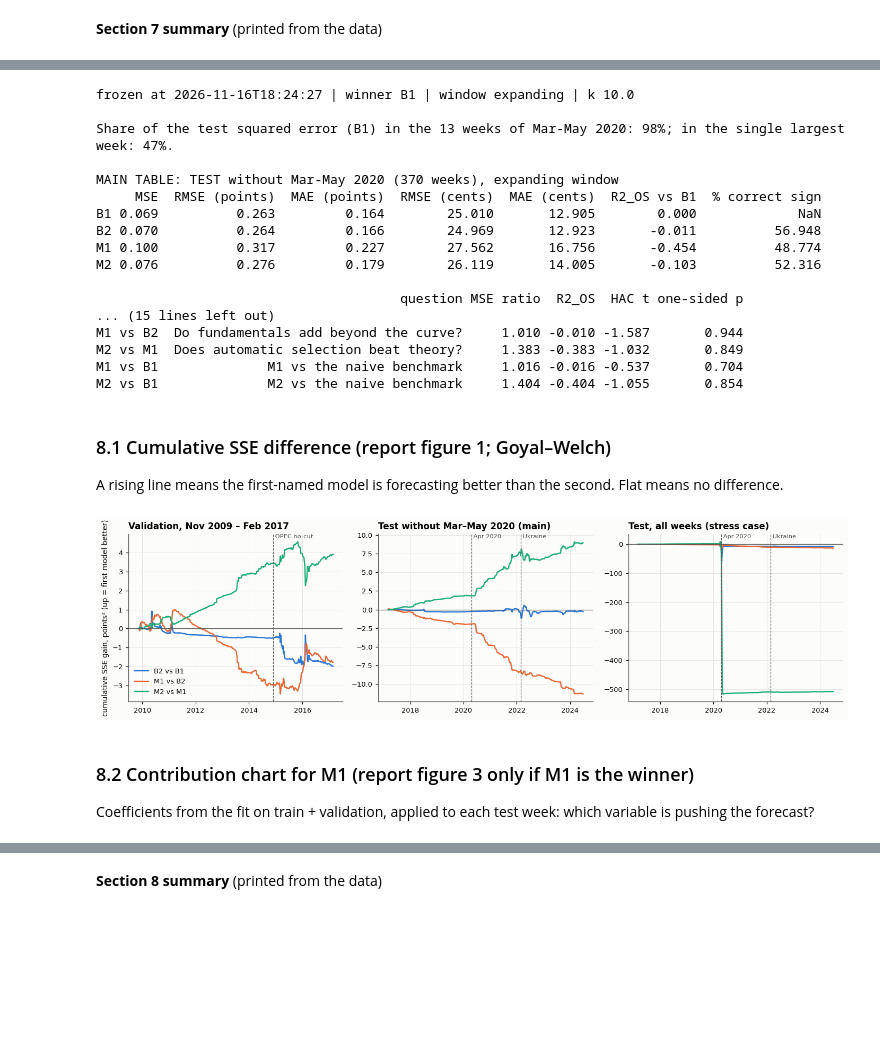
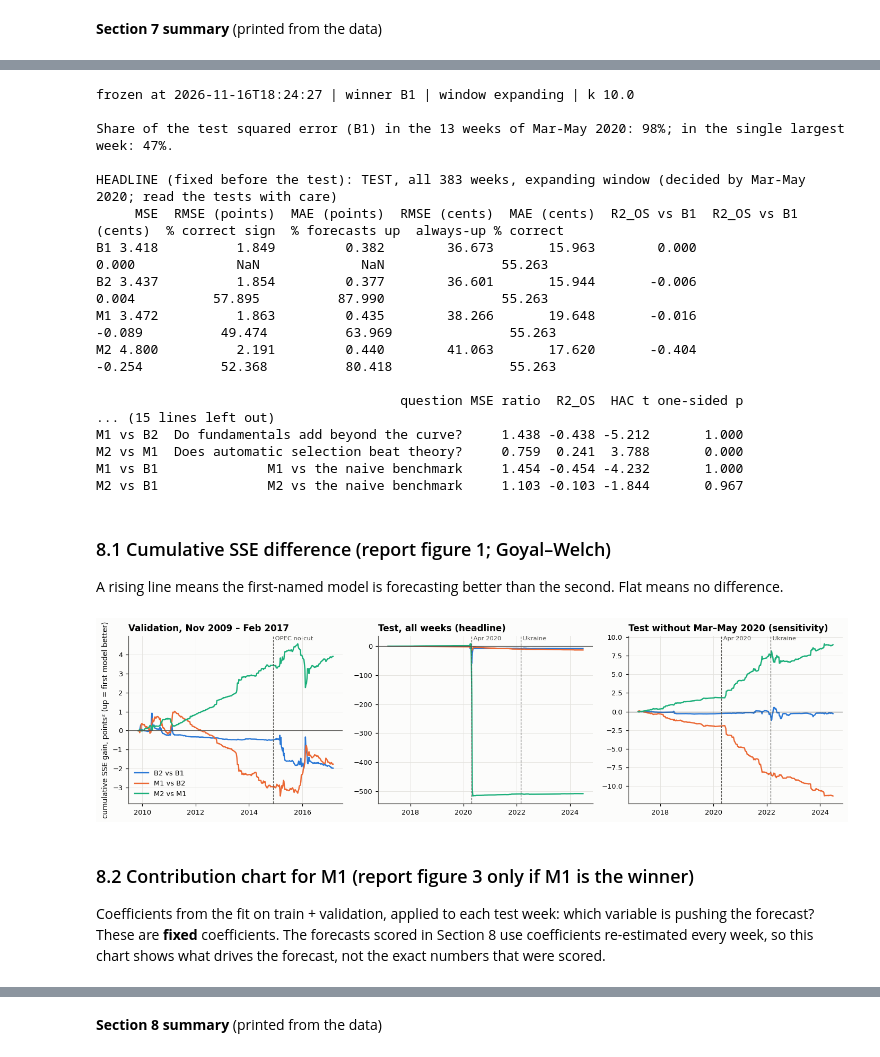
Before and after one commit to Adkid-Zephyr/fe-oil-group-work, a Jupyter notebook: coursework/oil-forecasting.ipynb, the cells around one changed output, grey strips where cells are left out. Saved outputs shown, nothing was run; the diff lists cells and outputs as text; code cells hidden in the pictures; blank space fills up the shorter version.

```diff
--- a/coursework/oil-forecasting.ipynb
+++ b/coursework/oil-forecasting.ipynb
@@ -379,7 +413,7 @@ ax.bar(xx - w / 2, wk.y_raw, w, color=C["orange"], label="raw Friday-to-Friday c
 ax.bar(xx + w / 2, wk.y, w, color=C["blue"], label="roll-adjusted change (what a position earns)")
 ax.set_xticks(xx); ax.set_xticklabels([t.strftime("%d %b") for t in wk.index], rotation=45, ha="right")
 ax.axhline(0, color=C["mute"], lw=0.8); ax.grid(axis="x", visible=False)
-ax.set_title("Weekly change in carry, by week ending"); ax.set_ylabel("points"); ax.legend(loc="upper right")
+ax.set_title("Weekly change in carry, by week ending"); ax.set_ylabel("points"); ax.legend(loc="upper center", bbox_to_anchor=(0.5, -0.30), ncol=1)
 savefig("02_roll_artefact_dec2008")
 # %% [output]
 Date   2008-12-16  2008-12-17  2008-12-18  2008-12-19  2008-12-22
@@ -1268,6 +1343,7 @@ def metrics(F, mask=None):
     if mask is not None:
         F, d = F[mask.values], d[mask.values]
     act_c = 100 * d.y_usd                                 # what the spread earned, cents/bbl
+    up_base = 100 * (d.y[d.y != 0] > 0).mean()            # score of always guessing "up"
     rows = {}
     for m in F.columns:
         e = d.y - F[m]; ec = act_c - F[m] * d.CL1         # forecast in cents = points x CL1
@@ -1275,12 +1351,16 @@ def metrics(F, mask=None):
         rows[m] = {"MSE": (e ** 2).mean(), "RMSE (points)": np.sqrt((e ** 2).mean()), "MAE (points)": e.abs().mean(),
                    "RMSE (cents)": np.sqrt((ec ** 2).mean()), "MAE (cents)": ec.abs().mean(),
                    "R2_OS vs B1": 1 - (e ** 2).sum() / (d.y ** 2).sum(),
-                   "% correct sign": 100 * (np.sign(F[m][nz]) == np.sign(d.y[nz])).mean() if nz.any() else np.nan}
+                   "R2_OS vs B1 (cents)": 1 - (ec ** 2).sum() / (act_c ** 2).sum(),      # same forecasts, scored in cents
+                   "% correct sign": 100 * (np.sign(F[m][nz]) == np.sign(d.y[nz])).mean() if nz.any() else np.nan,
+                   "% forecasts up": 100 * (F[m] > 0).mean() if (F[m] != 0).any() else np.nan,
+                   "always-up % correct": up_base}
     return pd.DataFrame(rows).T
 
 
 def compare(F, mask=None):
-    """Loss differential d = e2_bench - e2_model regressed on a constant with Newey-West errors; one-sided test that the model is better."""
+    """Loss differential d = e2_bench - e2_model regressed on a constant with Newey-West errors; one-sided test that the model is better.
+    This is the plain test on the error difference; it is conservative for nested models."""
     d = DF.loc[F.index]
     if mask is not None:
         F, d = F[mask.values], d[mask.values]
@@ -1543,62 +1642,65 @@ F_TEST.to_csv(f"{OUT}/forecasts_test.csv")
 NO20 = (DF.loc[F_TEST.index, "ev_2020"] == 0)
 
 M_TEST = save_table(metrics(F_TEST), "t8_test_metrics"); C_TEST = save_table(compare(F_TEST), "t8_test_comparisons")
-M_TEST_X = save_table(metrics(F_TEST, NO20), "t8_test_metrics_ex2020"); C_TEST_X = compare(F_TEST, NO20)
+M_TEST_X = save_table(metrics(F_TEST, NO20), "t8_test_metrics_ex2020"); C_TEST_X = save_table(compare(F_TEST, NO20), "t8_test_comparisons_ex2020")
 y2 = DF.loc[F_TEST.index, "y"] ** 2
 SHARE20, SHARE_TOP = 100 * y2[~NO20.values].sum() / y2.sum(), 100 * y2.max() / y2.sum()
 print(f"\nShare of the test squared error (B1) in the {int((~NO20).sum())} weeks of Mar-May 2020: {SHARE20:.0f}%; in the single largest week: {SHARE_TOP:.0f}%.")
-print(f"\nMAIN TABLE: TEST without Mar-May 2020 ({int(NO20.sum())} weeks), {FZ['window']} window"); print(M_TEST_X.to_string(float_format=lambda v: f"{v:.3f}"))
+print(f"\nHEADLINE (fixed before the test): TEST, all 383 weeks, {FZ['window']} window (decided by Mar-May 2020; read the tests with care)")
+print(M_TEST.to_string(float_format=lambda v: f"{v:.3f}"))
+print(); print(C_TEST.to_string(float_format=lambda v: f"{v:.3f}"))
+print(f"\nSENSITIVITY (post-test): TEST without Mar-May 2020 ({int(NO20.sum())} weeks)"); print(M_TEST_X.to_string(float_format=lambda v: f"{v:.3f}"))
 print(); print(C_TEST_X.to_string(float_format=lambda v: f"{v:.3f}"))
-print(f"\nSTRESS CASE: TEST, all 383 weeks (decided by Mar-May 2020; read the tests with care)"); print(M_TEST.to_string(float_format=lambda v: f"{v:.3f}"))
-print(); print(C_TEST.to_string(float_format=lambda v: f"{v:.3f}"))
 # %% [output]
 frozen at 2026-11-16T18:24:27 | winner B1 | window expanding | k 10.0
 
 Share of the test squared error (B1) in the 13 weeks of Mar-May 2020: 98%; in the single largest week: 47%.
 
-MAIN TABLE: TEST without Mar-May 2020 (370 weeks), expanding window
-     MSE  RMSE (points)  MAE (points)  RMSE (cents)  MAE (cents)  R2_OS vs B1  % correct sign
-B1 0.069          0.263         0.164        25.010       12.905        0.000             NaN
-B2 0.070          0.264         0.166        24.969       12.923       -0.011          56.948
-M1 0.100          0.317         0.227        27.562       16.756       -0.454          48.774
-M2 0.076          0.276         0.179        26.119       14.005       -0.103          52.316
+HEADLINE (fixed before the test): TEST, all 383 weeks, expanding window (decided by Mar-May 2020; read the tests with care)
+     MSE  RMSE (points)  MAE (points)  RMSE (cents)  MAE (cents)  R2_OS vs B1  R2_OS vs B1 (cents)  % correct sign  % forecasts up  always-up % correct
+B1 3.418          1.849         0.382        36.673       15.963        0.000                0.000             NaN             NaN               55.263
+B2 3.437          1.854         0.377        36.601       15.944       -0.006                0.004          57.895          87.990               55.263
+M1 3.472          1.863         0.435        38.266       19.648       -0.016               -0.089          49.474          63.969               55.263
+M2 4.800          2.191         0.440        41.063       17.620       -0.404               -0.254          52.368          80.418               55.263
 
                                        question MSE ratio  R2_OS  HAC t one-sided p
 ... (15 lines left out)
-M1 vs B2  Do fundamentals add beyond the curve?     1.010 -0.010 -1.587       0.944
-M2 vs M1  Does automatic selection beat theory?     1.383 -0.383 -1.032       0.849
-M1 vs B1              M1 vs the naive benchmark     1.016 -0.016 -0.537       0.704
-M2 vs B1              M2 vs the naive benchmark     1.404 -0.404 -1.055       0.854
+M1 vs B2  Do fundamentals add beyond the curve?     1.438 -0.438 -5.212       1.000
+M2 vs M1  Does automatic selection beat theory?     0.759  0.241  3.788       0.000
+M1 vs B1              M1 vs the naive benchmark     1.454 -0.454 -4.232       1.000
+M2 vs B1              M2 vs the naive benchmark     1.103 -0.103 -1.844       0.967
 # %% [markdown]
 ### 8.1 Cumulative SSE difference (report figure 1; Goyal–Welch)
 A rising line means the first-named model is forecasting better than the second. Flat means no difference.
 # %%
 def cum_sse(F, mod, ben):
     d = DF.loc[F.index]
     return pd.Series(((d.y - F[ben]) ** 2 - (d.y - F[mod]) ** 2).cumsum().values, index=d.target_friday.values)
 
 
 cols = {"B2 vs B1": C["blue"], "M1 vs B2": C["orange"], "M2 vs M1": C["aqua"]}
 F_TEST_X = F_TEST[NO20.values]
 fig, axes = plt.subplots(1, 3, figsize=(13, 3.6))
-for ax, F, name in [(axes[0], F_VAL_USE, "Validation, Nov 2009 – Feb 2017"), (axes[1], F_TEST_X, "Test without Mar–May 2020 (main)"),
-                    (axes[2], F_TEST, "Test, all weeks (stress case)")]:
+for ax, F, name in [(axes[0], F_VAL_USE, "Validation, Nov 2009 – Feb 2017"), (axes[1], F_TEST, "Test, all weeks (headline)"),
+                    (axes[2], F_TEST_X, "Test without Mar–May 2020 (sensitivity)")]:
     for lab, col in cols.items():
         mod, ben = lab.split(" vs ")
         s_ = cum_sse(F, mod, ben); ax.plot(s_.index, s_.values, color=col, label=lab)
     ax.axhline(0, color=C["mute"], lw=0.8)
     lo_, hi_ = ax.get_ylim()
     for ev, txt in [("2014-11-28", "OPEC no-cut"), ("2020-04-20", "Apr 2020"), ("2022-02-24", "Ukraine")]:
         if DF.loc[F.index[0], "target_friday"] <= pd.Timestamp(ev) <= DF.loc[F.index[-1], "target_friday"]:
             ax.axvline(pd.Timestamp(ev), color=C["mute"], lw=0.8, ls="--"); ax.text(pd.Timestamp(ev), hi_, " " + txt, fontsize=7.5, color=C["mute"], va="top")
     ax.set_title(name); ax.xaxis.set_major_locator(mdates.YearLocator(2)); ax.xaxis.set_major_formatter(mdates.DateFormatter("%Y"))
 axes[0].set_ylabel("cumulative SSE gain, points² (up = first model better)"); axes[0].legend(loc="lower left")
 savefig("09_cumulative_sse")
 # %% [output]
-[figure, old version]
+[figure, new version]
 # %% [markdown]
 ### 8.2 Contribution chart for M1 (report figure 3 only if M1 is the winner)
 Coefficients from the fit on train + validation, applied to each test week: which variable is pushing the forecast?
+These are **fixed** coefficients. The forecasts scored in Section 8 use coefficients re-estimated every week, so this chart shows what drives
+the forecast, not the exact numbers that were scored.
 # %%
 r_c = ols(TV, "y", FZ["m1_terms"]); dT = DF[TE]
 contrib = dT[FZ["m1_terms"]].astype(float) * r_c.params[FZ["m1_terms"]]
```
Also changed, not shown: parts of 50 cells of this notebook, 18 other files.
